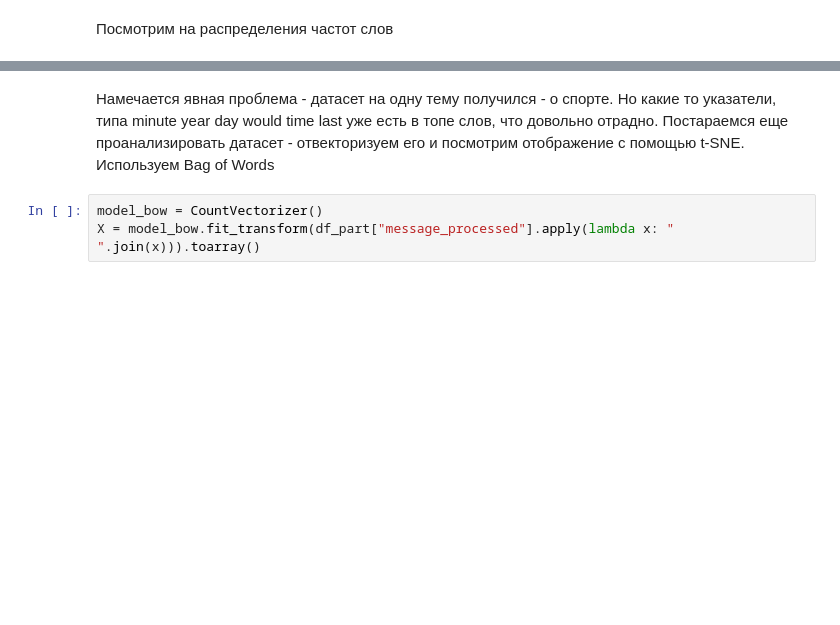
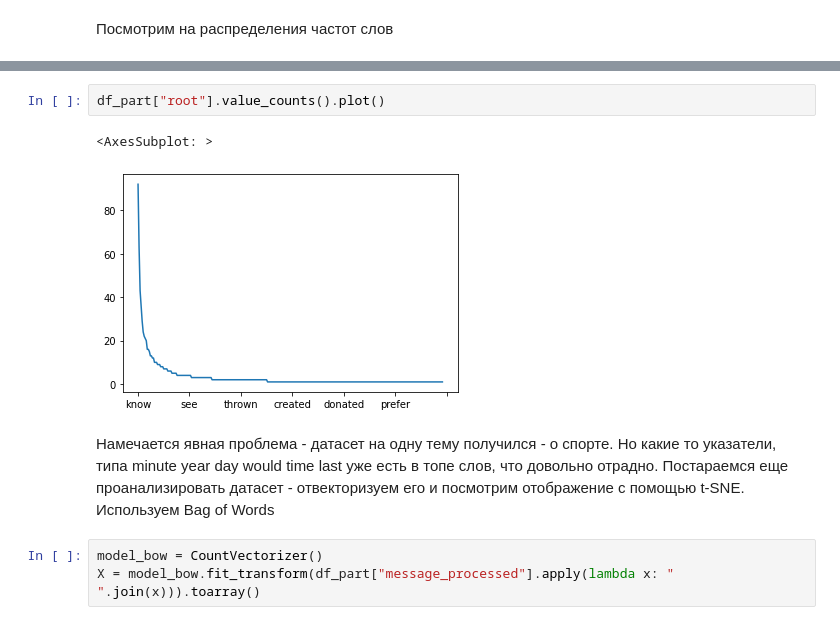
Before and after one commit to geniusserg/PlanningLooker, a Jupyter notebook: notebooks/NLP.ipynb, the cells around one changed output, grey strips where cells are left out. Saved outputs shown, nothing was run; the diff lists cells and outputs as text; blank space fills up the shorter version.

```diff
--- a/notebooks/NLP.ipynb
+++ b/notebooks/NLP.ipynb
@@ -187,3 +228,8 @@ for i in range(len(x)):
+# %%
+df_part["root"].value_counts().plot()
+# %% [output]
+<AxesSubplot: >
+[figure, added]
 # %% [markdown]
 Намечается явная проблема - датасет на одну тему получился - о спорте. Но какие то указатели, типа minute year day would time last уже есть в топе слов, что довольно отрадно. Постараемся еще проанализировать датасет - отвекторизуем его и посмотрим отображение с помощью t-SNE. Используем Bag of Words
 # %%
```
Also changed, not shown: parts of 21 cells of this notebook.
